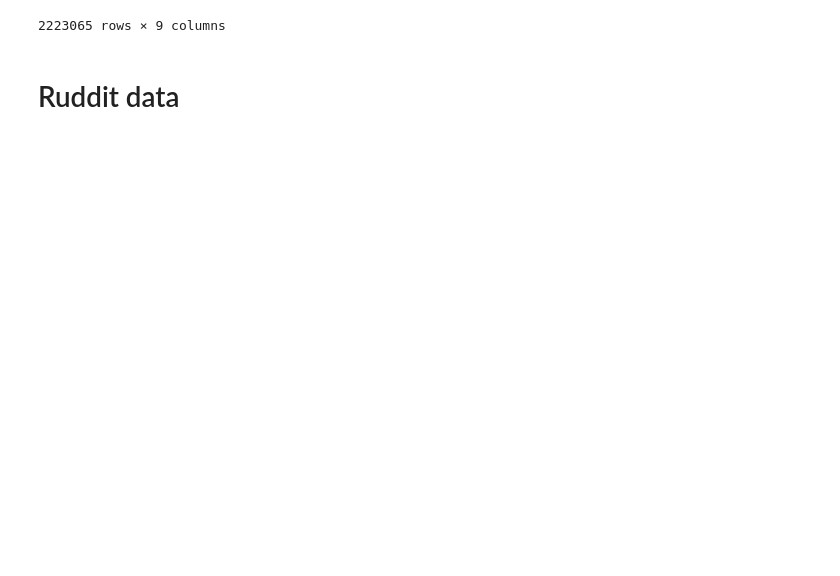
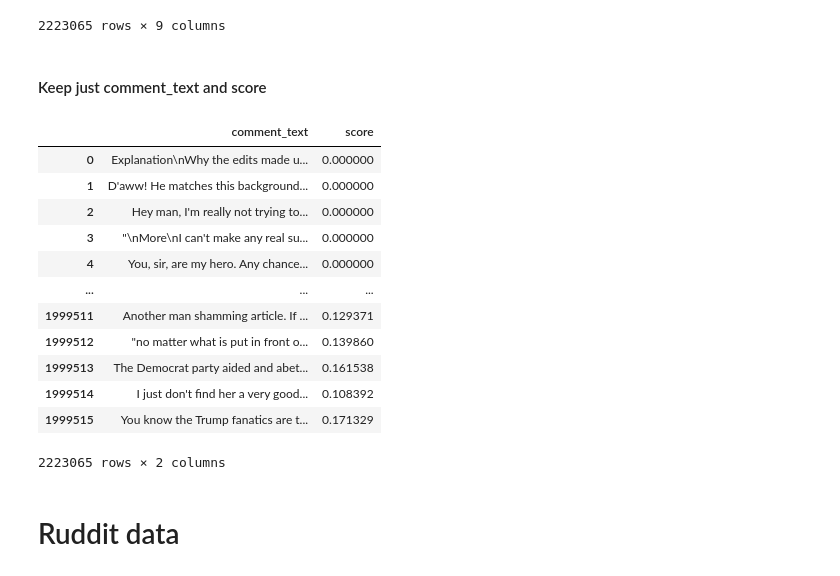
Before and after one commit to MonideepDe/Jigsaw-Severity-2021, a Jupyter notebook: notebooks/data_processing.ipynb, the cells around one changed output. Cells and saved outputs as stored; diff of their text form; code cells hidden in the pictures; blank space fills up the shorter version.

```diff
--- a/notebooks/data_processing.ipynb
+++ b/notebooks/data_processing.ipynb
@@ -37,7 +39,11 @@ class Config:
 
     intermediate_1 = '../data/intermediate/train_1.csv.zip'
 
-    final_csv = '../data/processed/train.csv.zip'
+    final_all_data_csv = '../data/processed/final_all_data.csv.zip'
+    final_train_data_csv = '../data/processed/final_train_data.csv.zip'
+    final_test_data_csv = '../data/processed/final_test_data.csv.zip'
+    jigsaw_data_csv = '../data/processed/jigsaw_toxic.csv.zip'
+    ruddit_data_csv = '../data/processed/ruddit.csv.zip'
 # %% [markdown]
 # Read Data
 # %%
@@ -330,5 +336,24 @@ jigsaw_train_df
 | 1999514 | 5165492 | I just don't find her a very good... | 0.4 | 0.0 | 0.0 | 0.0 | 0.1 | 0.2 | 0.108392 |
 | 1999515 | 4984105 | You know the Trump fanatics are t... | 0.4 | 0.0 | 0.0 | 0.2 | 0.3 | 0.2 | 0.171329 |
 2223065 rows × 9 columns
+# %% [markdown]
+#### Keep just comment_text and score
+# %%
+jigsaw_train_df = jigsaw_train_df[['comment_text', 'score']]
+jigsaw_train_df
+# %% [output]
+|  | comment_text | score |
+| 0 | Explanation\nWhy the edits made u... | 0.000000 |
+| 1 | D'aww! He matches this background... | 0.000000 |
+| 2 | Hey man, I'm really not trying to... | 0.000000 |
+| 3 | "\nMore\nI can't make any real su... | 0.000000 |
+| 4 | You, sir, are my hero. Any chance... | 0.000000 |
+| ... | ... | ... |
+| 1999511 | Another man shamming article. If ... | 0.129371 |
+| 1999512 | "no matter what is put in front o... | 0.139860 |
+| 1999513 | The Democrat party aided and abet... | 0.161538 |
+| 1999514 | I just don't find her a very good... | 0.108392 |
+| 1999515 | You know the Trump fanatics are t... | 0.171329 |
+2223065 rows × 2 columns
 # %% [markdown]
 # Ruddit data
```
Also changed, not shown: parts of 29 cells of this notebook, 11 other files.
